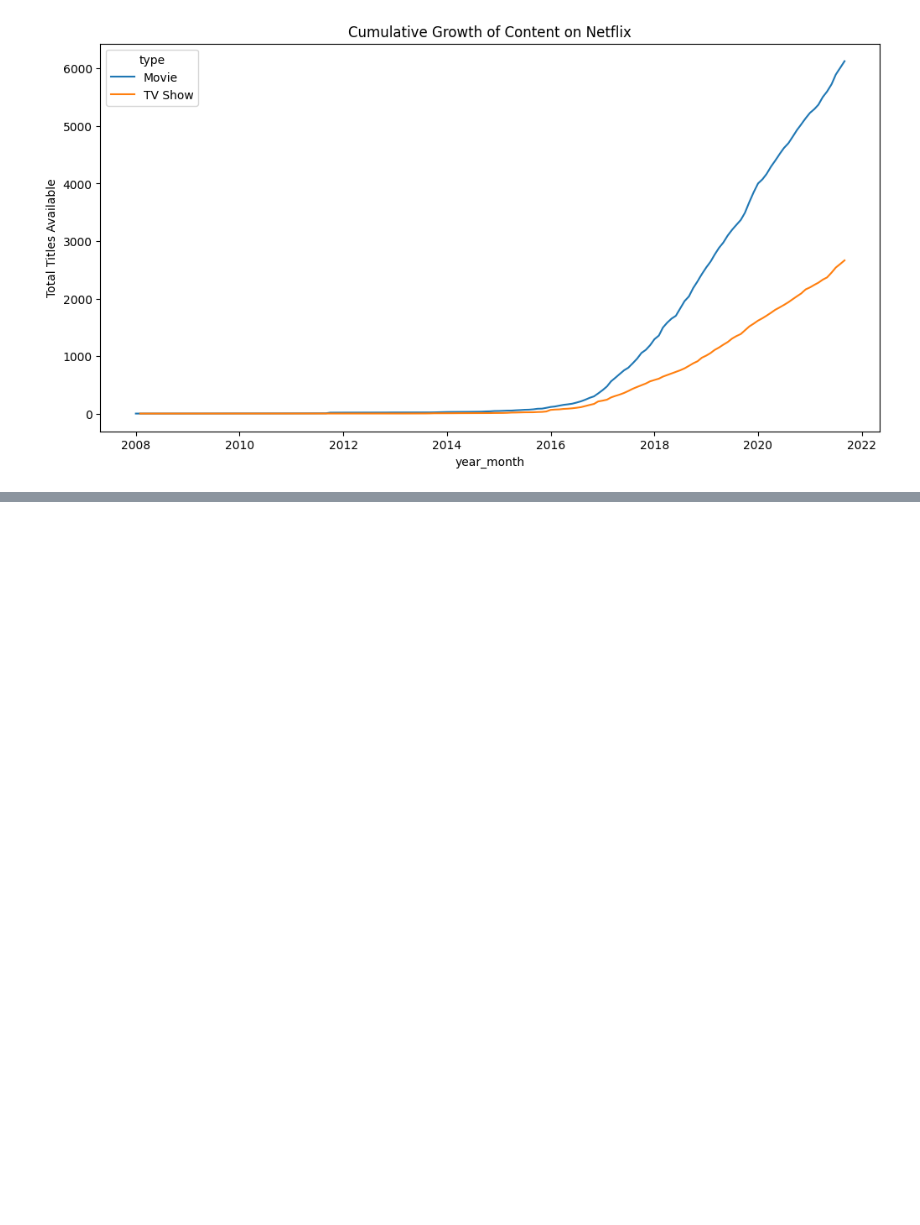
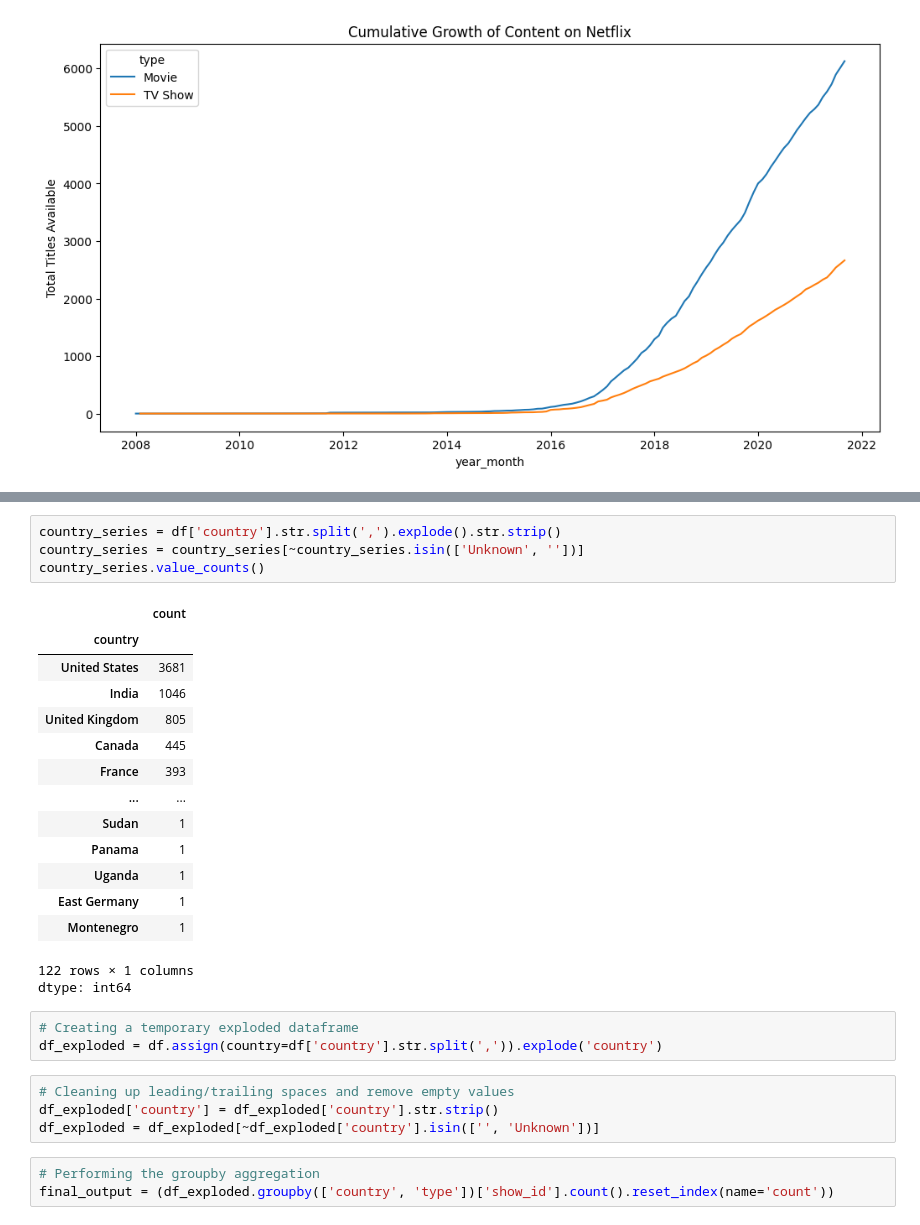
Before and after one commit to akshaykumar2972/Netflix-Data-Analysis, a Jupyter notebook: Netflix_Data_Analysis.ipynb, the cells around one changed output, grey strips where cells are left out. Saved outputs shown, nothing was run; the diff lists cells and outputs as text; blank space fills up the shorter version.

```diff
--- a/Netflix_Data_Analysis.ipynb
+++ b/Netflix_Data_Analysis.ipynb
@@ -399,0 +423,30 @@ plt.show()
+# %%
+country_series = df['country'].str.split(',').explode().str.strip()
+country_series = country_series[~country_series.isin(['Unknown', ''])]
+country_series.value_counts()
+# %% [output]
+|  | count |
+| country |  |
+| United States | 3681 |
+| India | 1046 |
+| United Kingdom | 805 |
+| Canada | 445 |
+| France | 393 |
+| ... | ... |
+| Sudan | 1 |
+| Panama | 1 |
+| Uganda | 1 |
+| East Germany | 1 |
+| Montenegro | 1 |
+122 rows × 1 columns
+dtype: int64
+# %%
+# Creating a temporary exploded dataframe
+df_exploded = df.assign(country=df['country'].str.split(',')).explode('country')
+# %%
+# Cleaning up leading/trailing spaces and remove empty values
+df_exploded['country'] = df_exploded['country'].str.strip()
+df_exploded = df_exploded[~df_exploded['country'].isin(['', 'Unknown'])]
+# %%
+# Performing the groupby aggregation
+final_output = (df_exploded.groupby(['country', 'type'])['show_id'].count().reset_index(name='count'))
```
Also changed, not shown: parts of 7 cells of this notebook.
